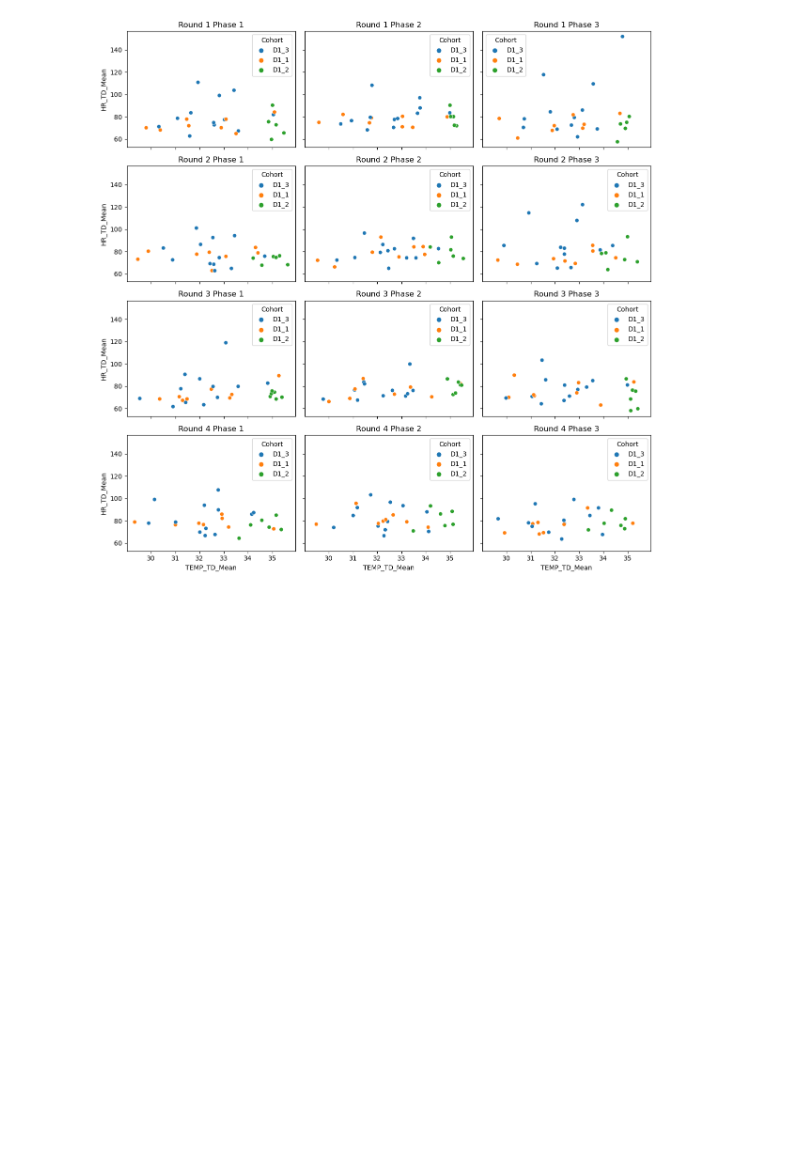
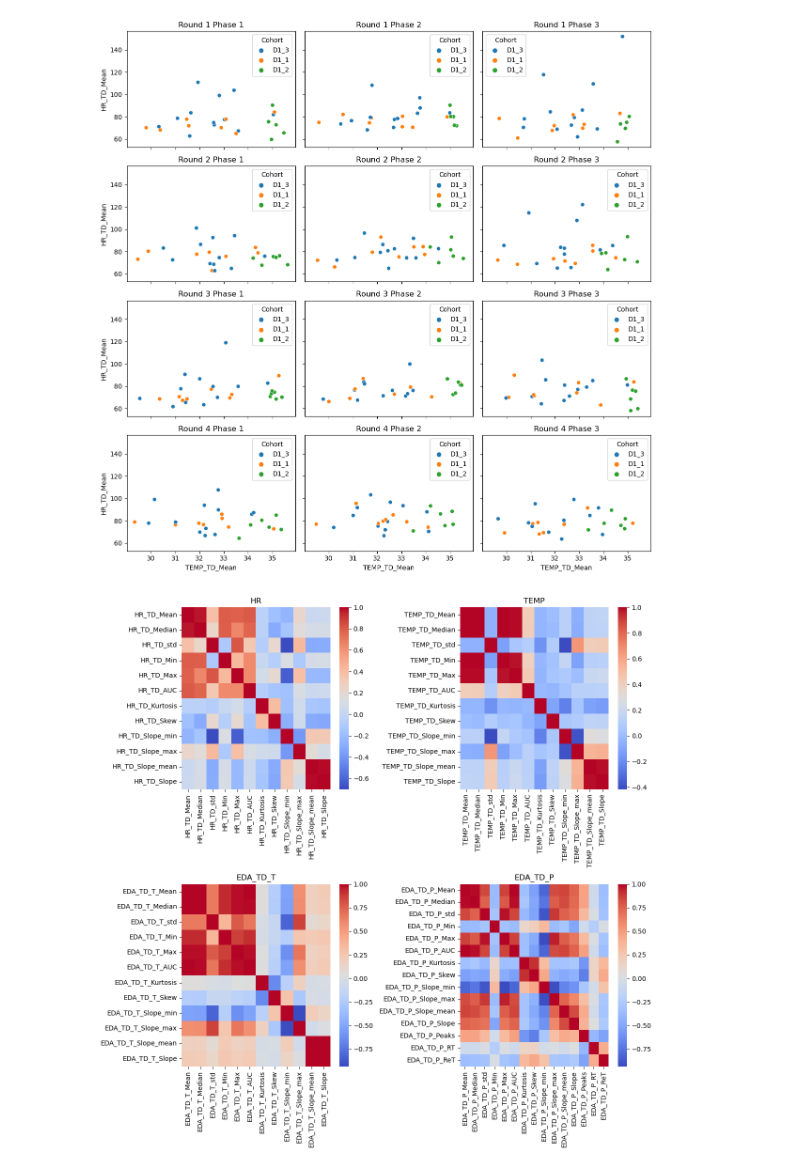
Before and after one commit to SorenBlattBendtsen/02582, a Jupyter notebook: Assignment_2/exploratory_additional_plots.ipynb, the cells around one changed output. Cells and saved outputs as stored; diff of their text form; code cells hidden in the pictures; blank space fills up the shorter version.

```diff
--- a/Assignment_2/exploratory_additional_plots.ipynb
+++ b/Assignment_2/exploratory_additional_plots.ipynb
@@ -219,6 +219,36 @@ plt.show()
 [figure]
 # %%
 feelings = ['Frustrated', 'upset', 'hostile', 'alert', 'ashamed', 'inspired', 'nervous', 'attentive', 'afraid', 'active', 'determined']
+# %%
+# columns that include HR
+hr_cols = [col for col in data.columns if 'HR' in col]
+# columns that include TEMP
+temp_cols = [col for col in data.columns if 'TEMP' in col]
+# columns that include EDA
+eda_T_cols = [col for col in data.columns if 'EDA_TD_T' in col]
+eda_P_cols = [col for col in data.columns if 'EDA_TD_P' in col]
+
+
+# make a 2x2 subplot with correlation heatmap for HR, TEMP, EDA_T and EDA_P respectively
+fig, axs = plt.subplots(2,2, figsize=(12,12))
+
+sns.heatmap(data[hr_cols].corr(), ax=axs[0,0], cmap='coolwarm')
+axs[0,0].set_title('HR')
+
+sns.heatmap(data[temp_cols].corr(), ax=axs[0,1], cmap='coolwarm')
+axs[0,1].set_title('TEMP')
+
+sns.heatmap(data[eda_T_cols].corr(), ax=axs[1,0], cmap='coolwarm')
+axs[1,0].set_title('EDA_TD_T')
+
+sns.heatmap(data[eda_P_cols].corr(), ax=axs[1,1], cmap='coolwarm')
+axs[1,1].set_title('EDA_TD_P')
+
+plt.tight_layout()
+
+plt.show()
+# %% [output]
+[figure, added]
 # %%
 # columns that include HR
 hr_cols = [col for col in data.columns if 'HR' in col or col in feelings]
```
Also changed, not shown: parts of 1 cell of this notebook.
